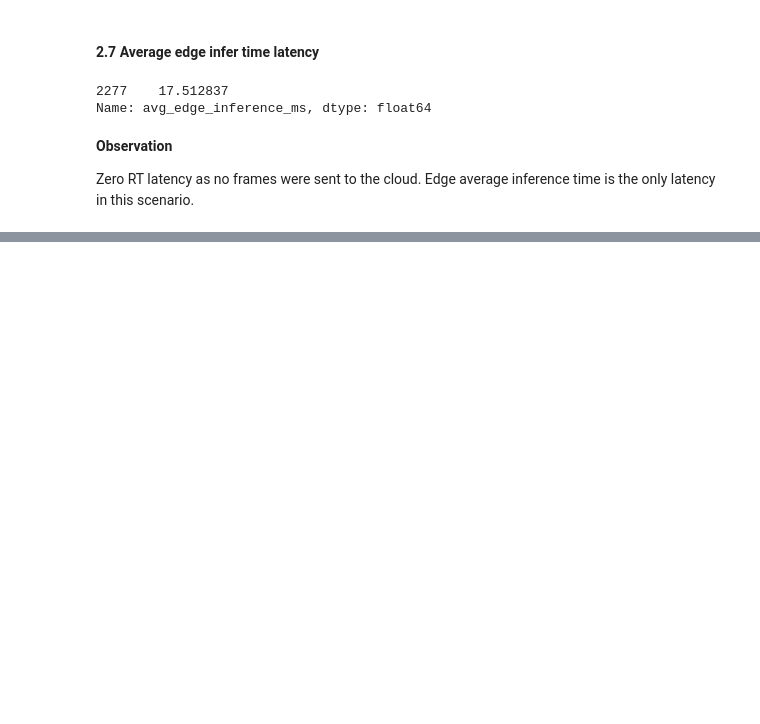
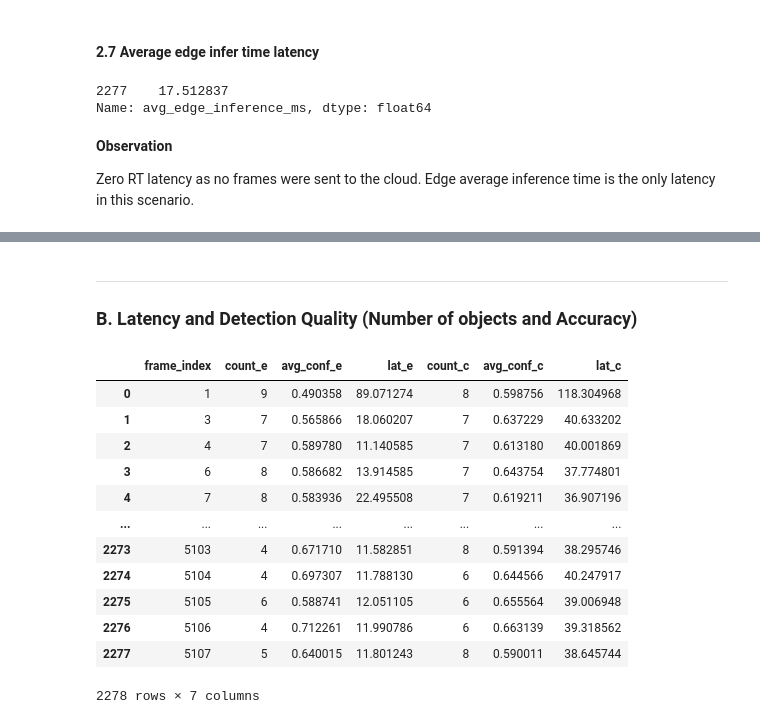
Before and after one commit to MohanadAlemam/edge-cloud-video-analytics, a Jupyter notebook: experiments/experiments.ipynb, the cells around one changed output, grey strips where cells are left out. Cells and saved outputs as stored; diff of their text form; code cells hidden in the pictures; blank space fills up the shorter version.

```diff
--- a/experiments/experiments.ipynb
+++ b/experiments/experiments.ipynb
@@ -244,0 +258,21 @@ Zero RT latency as no frames were sent to the cloud. Edge average inference time
+# %% [markdown]
+---
+### B. Latency and Detection Quality (Number of objects and Accuracy)
+# %%
+aligned_df = align_data(edge_df=edge_only, cloud_df=cloud_only)
+
+aligned_df
+# %% [output]
+|  | frame_index | count_e | avg_conf_e | lat_e | count_c | avg_conf_c | lat_c |
+| 0 | 1 | 9 | 0.490358 | 89.071274 | 8 | 0.598756 | 118.304968 |
+| 1 | 3 | 7 | 0.565866 | 18.060207 | 7 | 0.637229 | 40.633202 |
+| 2 | 4 | 7 | 0.589780 | 11.140585 | 7 | 0.613180 | 40.001869 |
+| 3 | 6 | 8 | 0.586682 | 13.914585 | 7 | 0.643754 | 37.774801 |
+| 4 | 7 | 8 | 0.583936 | 22.495508 | 7 | 0.619211 | 36.907196 |
+| ... | ... | ... | ... | ... | ... | ... | ... |
+| 2273 | 5103 | 4 | 0.671710 | 11.582851 | 8 | 0.591394 | 38.295746 |
+| 2274 | 5104 | 4 | 0.697307 | 11.788130 | 6 | 0.644566 | 40.247917 |
+| 2275 | 5105 | 6 | 0.588741 | 12.051105 | 6 | 0.655564 | 39.006948 |
+| 2276 | 5106 | 4 | 0.712261 | 11.990786 | 6 | 0.663139 | 39.318562 |
+| 2277 | 5107 | 5 | 0.640015 | 11.801243 | 8 | 0.590011 | 38.645744 |
+2278 rows × 7 columns
```
Also changed, not shown: parts of 7 cells of this notebook.
